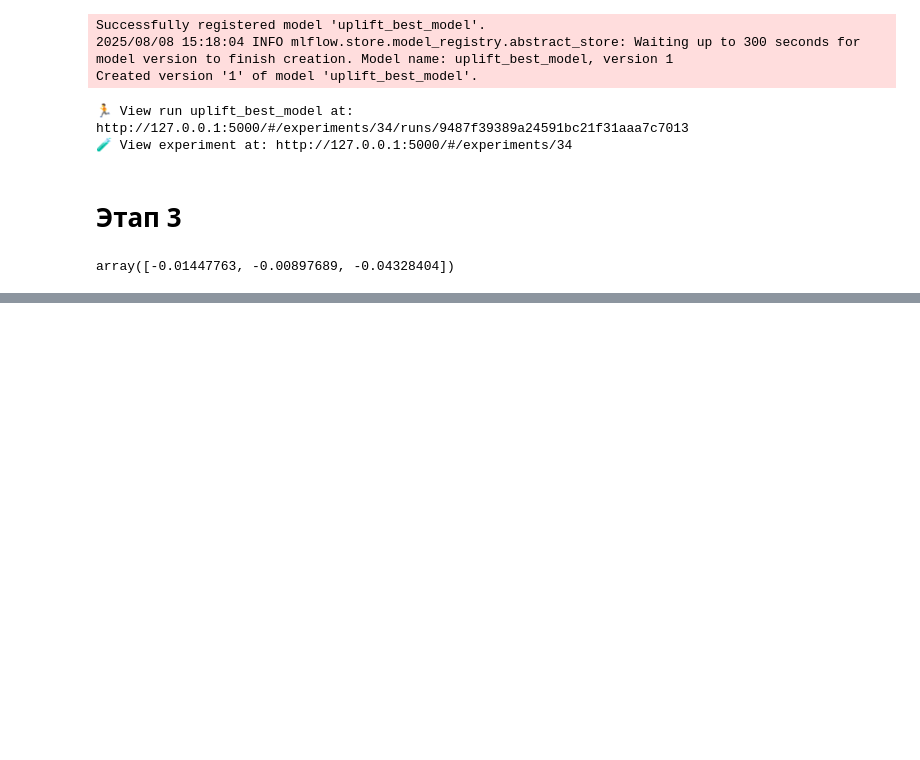
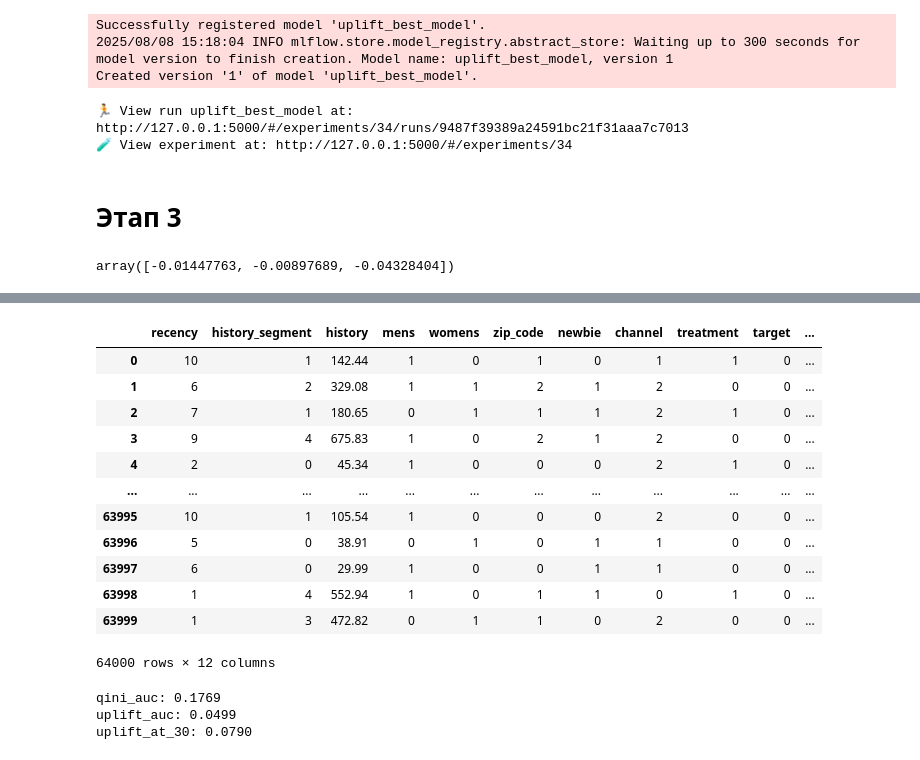
Before and after one commit to alkhrameev/mle-uplift-final-project-2025, a Jupyter notebook: final_project.ipynb, the cells around one changed output, grey strips where cells are left out. Saved outputs shown, nothing was run; the diff lists cells and outputs as text; code cells hidden in the pictures; blank space fills up the shorter version.

```diff
--- a/final_project.ipynb
+++ b/final_project.ipynb
@@ -1426,0 +1479,51 @@ array([-0.01447763, -0.00897689, -0.04328404])
+# %%
+import pandas as pd
+import numpy as np
+from sklearn.base import BaseEstimator, TransformerMixin
+from sklearn.linear_model import LogisticRegression
+
+class PropensityIPWTransformer(BaseEstimator, TransformerMixin):
+    def __init__(self, treatment_col='treatment', target_col='target', max_iter=500):
+        self.treatment_col = treatment_col
+        self.target_col = target_col
+        self.max_iter = max_iter
+        self.model = None
+
+    def fit(self, X, y=None):
+        # Обучаем логистическую регрессию для propensity score
+        feats = X.drop(columns=[self.treatment_col, self.target_col])
+        y_treat = X[self.treatment_col]
+        self.model = LogisticRegression(max_iter=self.max_iter)
+        self.model.fit(feats, y_treat)
+        return self
+
+    def transform(self, X):
+        X_out = X.copy()
+        feats = X_out.drop(columns=[self.treatment_col, self.target_col])
+        # Пропенсити скор
+        X_out['propensity_score'] = self.model.predict_proba(feats)[:, 1]
+        # IPW веса
+        X_out['ipw'] = np.where(
+            X_out[self.treatment_col] == 1,
+            1.0 / X_out['propensity_score'],
+            1.0 / (1.0 - X_out['propensity_score'])
+        )
+        return X_out
+# %%
+transformer = PropensityIPWTransformer()
+df_with_scores = transformer.fit_transform(uplift_fp_data)
+df_with_scores
+# %% [output]
+|  | recency | history_segment | history | mens | womens | zip_code | newbie | channel | treatment | target | ... |
+| 0 | 10 | 1 | 142.44 | 1 | 0 | 1 | 0 | 1 | 1 | 0 | ... |
+| 1 | 6 | 2 | 329.08 | 1 | 1 | 2 | 1 | 2 | 0 | 0 | ... |
+| 2 | 7 | 1 | 180.65 | 0 | 1 | 1 | 1 | 2 | 1 | 0 | ... |
+| 3 | 9 | 4 | 675.83 | 1 | 0 | 2 | 1 | 2 | 0 | 0 | ... |
+| 4 | 2 | 0 | 45.34 | 1 | 0 | 0 | 0 | 2 | 1 | 0 | ... |
+| ... | ... | ... | ... | ... | ... | ... | ... | ... | ... | ... | ... |
+| 63995 | 10 | 1 | 105.54 | 1 | 0 | 0 | 0 | 2 | 0 | 0 | ... |
+| 63996 | 5 | 0 | 38.91 | 0 | 1 | 0 | 1 | 1 | 0 | 0 | ... |
+| 63997 | 6 | 0 | 29.99 | 1 | 0 | 0 | 1 | 1 | 0 | 0 | ... |
+| 63998 | 1 | 4 | 552.94 | 1 | 0 | 1 | 1 | 0 | 1 | 0 | ... |
+| 63999 | 1 | 3 | 472.82 | 0 | 1 | 1 | 0 | 2 | 0 | 0 | ... |
+64000 rows × 12 columns
@@ -1426,0 +1572,16 @@ array([-0.01447763, -0.00897689, -0.04328404])
+# %%
+uplift_pred = t_learner.predict(X_test.values)
+
+metrics = evaluate_uplift_metrics(
+    y_true=y_test.values,
+    uplift_vals=uplift_pred.squeeze(),
+    treatment=X_test['treatment'].values,
+    k=0.3
+)
+
+for name, value in metrics.items():
+    print(f"{name}: {value:.4f}")
+# %% [output]
+qini_auc: 0.1769
+uplift_auc: 0.0499
+uplift_at_30: 0.0790
```
Also changed, not shown: parts of 7 cells of this notebook.
